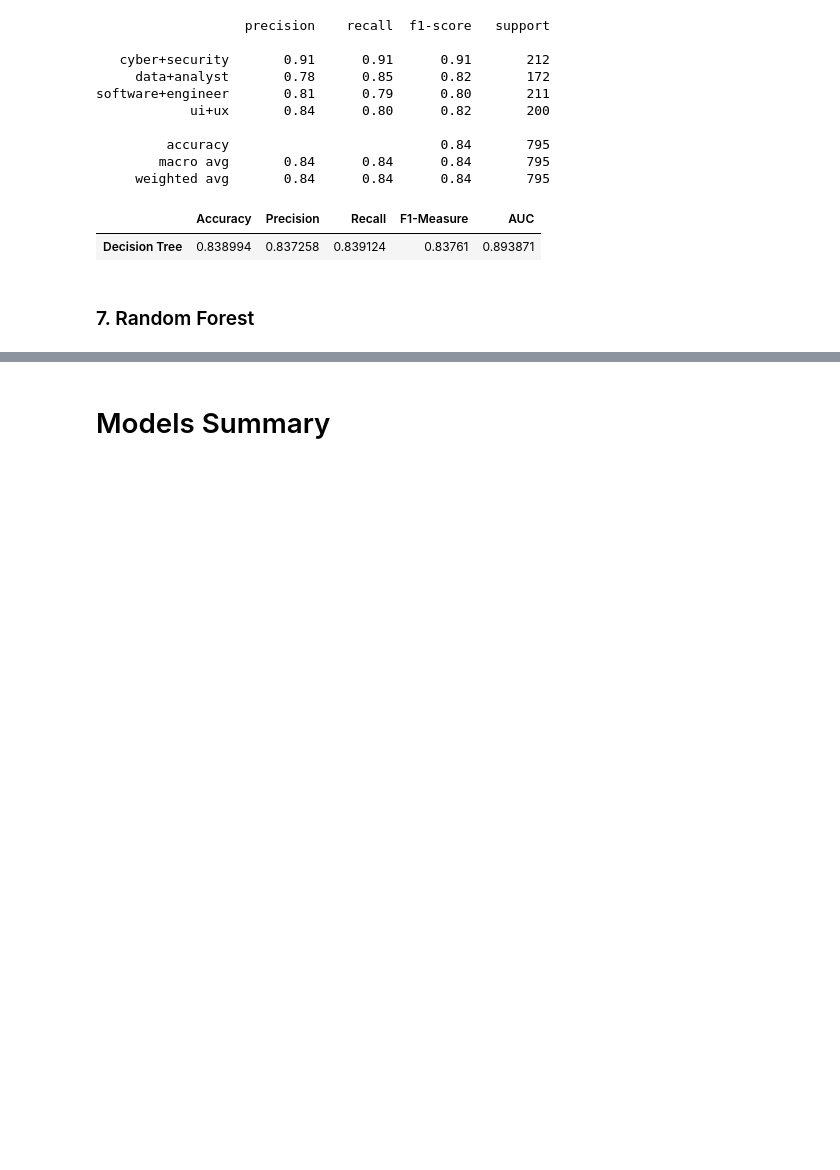
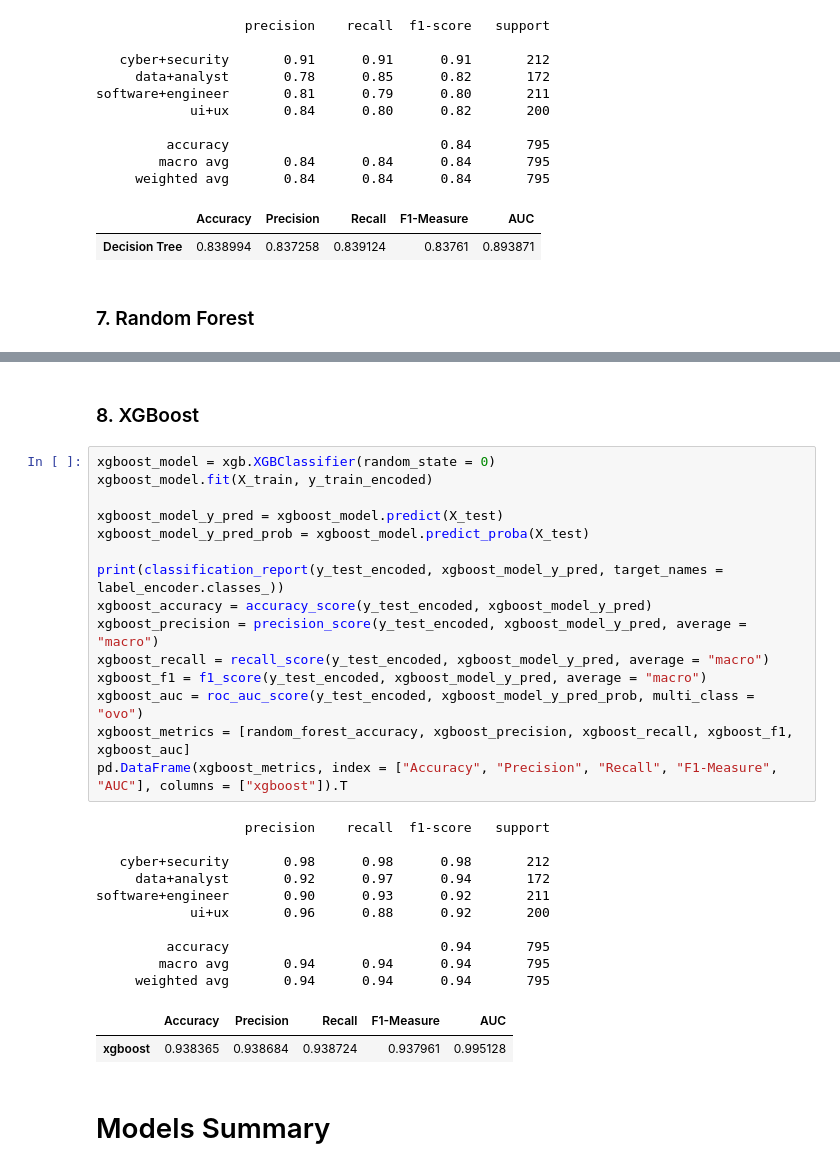
Before and after one commit to Geraldworks/BT4222, a Jupyter notebook: traditional_models_embedding_difficult.ipynb, the cells around one changed output, grey strips where cells are left out. Cells and saved outputs as stored; diff of their text form; blank space fills up the shorter version.

```diff
--- a/traditional_models_embedding_difficult.ipynb
+++ b/traditional_models_embedding_difficult.ipynb
@@ -276,3 +277,33 @@ software+engineer       0.89      0.95      0.92       211
+# %% [markdown]
+### 8. XGBoost
+# %%
+xgboost_model = xgb.XGBClassifier(random_state = 0)
+xgboost_model.fit(X_train, y_train_encoded)
+
+xgboost_model_y_pred = xgboost_model.predict(X_test)
+xgboost_model_y_pred_prob = xgboost_model.predict_proba(X_test)
+
+print(classification_report(y_test_encoded, xgboost_model_y_pred, target_names = label_encoder.classes_))
+xgboost_accuracy = accuracy_score(y_test_encoded, xgboost_model_y_pred)
+xgboost_precision = precision_score(y_test_encoded, xgboost_model_y_pred, average = "macro")
+xgboost_recall = recall_score(y_test_encoded, xgboost_model_y_pred, average = "macro")
+xgboost_f1 = f1_score(y_test_encoded, xgboost_model_y_pred, average = "macro")
+xgboost_auc = roc_auc_score(y_test_encoded, xgboost_model_y_pred_prob, multi_class = "ovo")
+xgboost_metrics = [random_forest_accuracy, xgboost_precision, xgboost_recall, xgboost_f1, xgboost_auc]
+pd.DataFrame(xgboost_metrics, index = ["Accuracy", "Precision", "Recall", "F1-Measure", "AUC"], columns = ["xgboost"]).T
+# %% [output]
+                   precision    recall  f1-score   support
+
+   cyber+security       0.98      0.98      0.98       212
+     data+analyst       0.92      0.97      0.94       172
+software+engineer       0.90      0.93      0.92       211
+            ui+ux       0.96      0.88      0.92       200
+
+         accuracy                           0.94       795
+        macro avg       0.94      0.94      0.94       795
+     weighted avg       0.94      0.94      0.94       795
+|  | Accuracy | Precision | Recall | F1-Measure | AUC |
+| xgboost | 0.938365 | 0.938684 | 0.938724 | 0.937961 | 0.995128 |
 # %% [markdown]
 # Models Summary
 # %%
```
Also changed, not shown: parts of 6 cells of this notebook, 2 other files.
